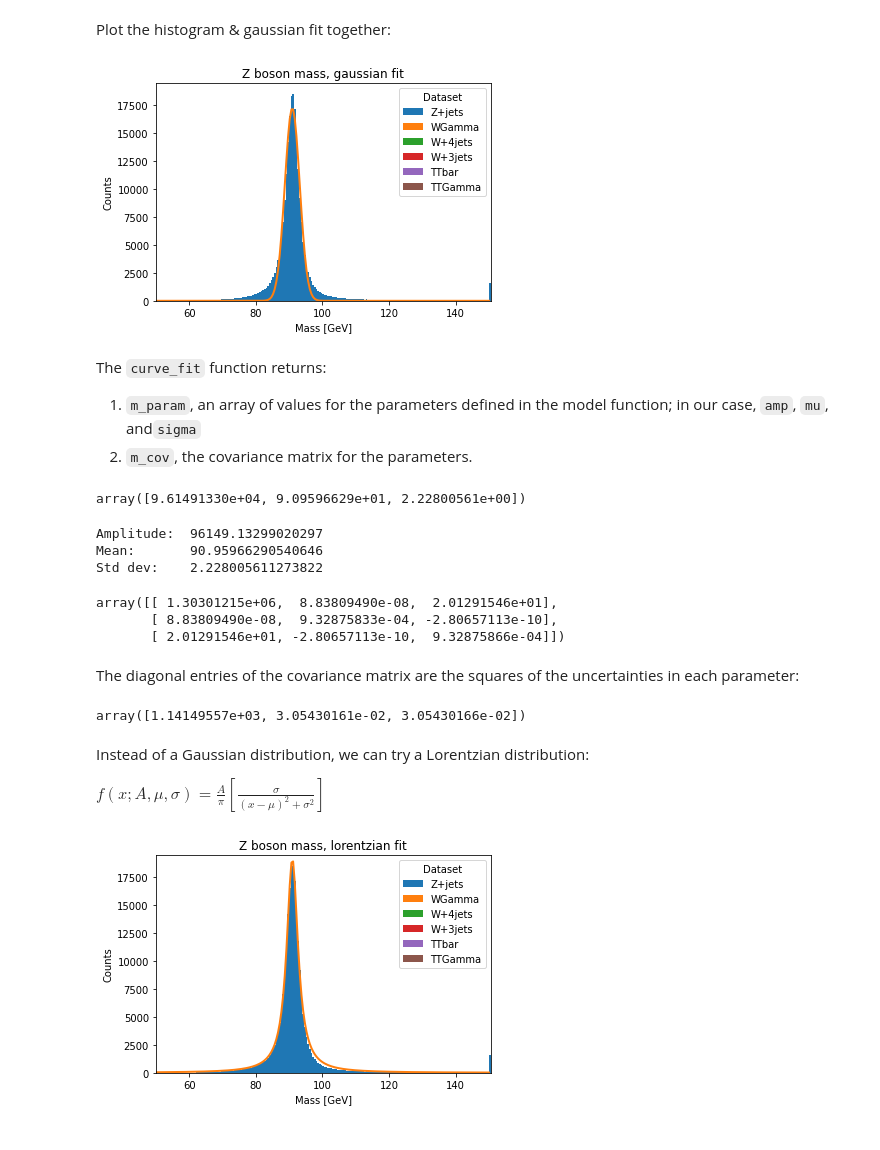
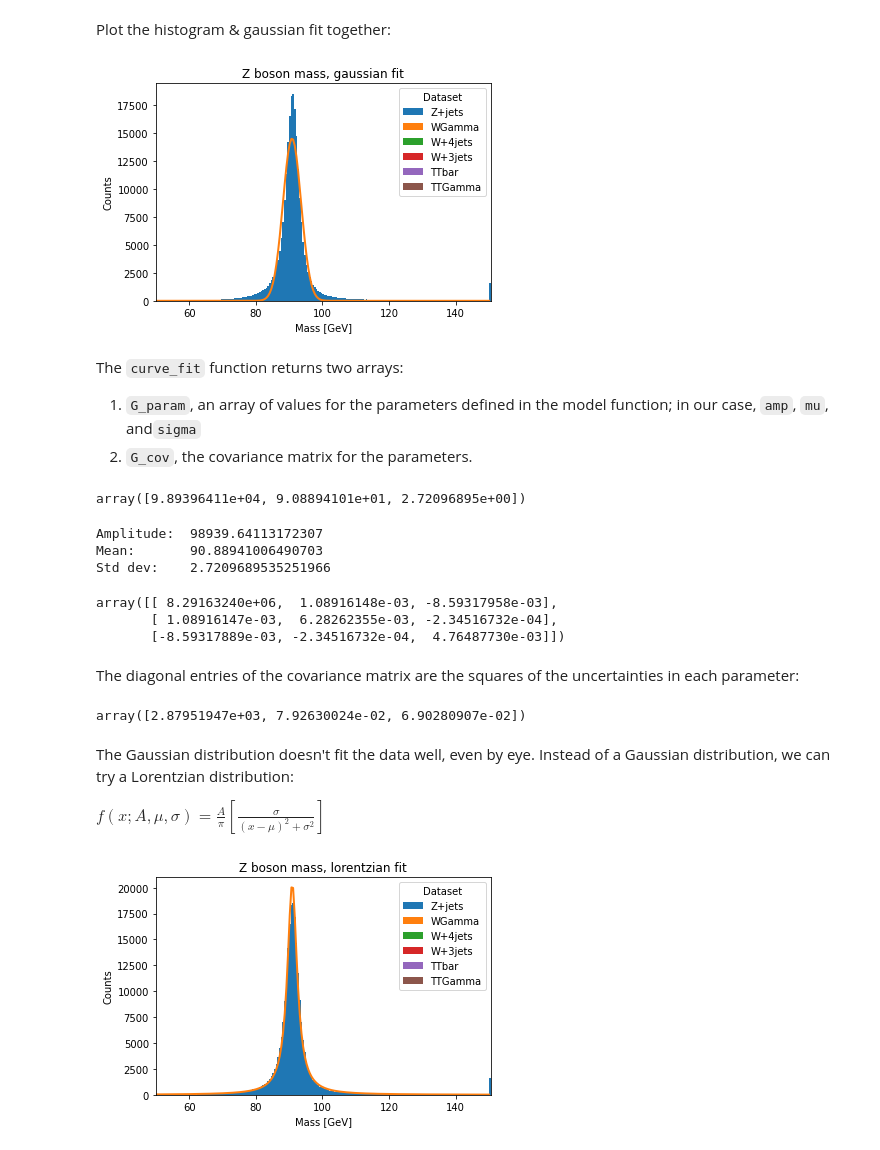
Before and after one commit to nbraukman/FittingDistributions, a Jupyter notebook: FittingDistributions.ipynb, the cells around one changed output. Cells and saved outputs as stored; diff of their text form; code cells hidden in the pictures.

```diff
--- a/FittingDistributions.ipynb
+++ b/FittingDistributions.ipynb
@@ -27,7 +27,6 @@ class Zselector(processor.ProcessorABC):
         phi_axis = hist.Bin("phi","$\phi$", 50, 0, 3.5)
         mass_axis = hist.Bin("mass","Mass [GeV]", 200, 50, 150)
         r_axis = hist.Bin("r",r"$\Delta R$", 50, 0, 4)
-        count_axis = hist.Bin("count","Count", 5, 0, 5)
 
 
         #Define the accumulator object, a dictionary storing all of the histograms and counters
@@ -40,8 +39,6 @@ class Zselector(processor.ProcessorABC):
             'muon_eta_difference': hist.Hist("Counts", dataset_axis, eta_axis),
             'muon_phi_difference': hist.Hist("Counts", dataset_axis, phi_axis),
             'muon_R_difference': hist.Hist("Counts", dataset_axis, r_axis),
-
-            'muon_number': hist.Hist("Counts", dataset_axis, count_axis)
 
         }
         )
@@ -91,7 +88,7 @@ class Zselector(processor.ProcessorABC):
                                        pt=ak.flatten(twoMuons[eventSelection][:,:1].pt))
 
 
-        # add the muons before getting the mass
+        # call .mass on the *sum* of the muons
         output['muon_total_mass'].fill(dataset=dataset,
                                       mass=ak.flatten(twoMuons[eventSelection][:,:1] + twoMuons[eventSelection][:,1:]).mass )
 
@@ -102,9 +99,6 @@ class Zselector(processor.ProcessorABC):
         output['muon_R_difference'].fill(dataset=dataset,
                                       r=ak.flatten(twoMuons[eventSelection][:,:1].delta_r(twoMuons[eventSelection][:,1:])) )
 
-        output['muon_number'].fill(dataset=dataset,
-                                  count=(ak.num(tightMuons)))
-
         # ----------------------------------------------------------------------------
 
 
@@ -267,49 +261,53 @@ def gaussian(x, amp, mu, sigma): # variable x; parameters amplitude, mean, sigma
     return (amp/(sigma*np.sqrt(2*np.pi)))*np.exp((-1/2)*(((x - mu)/sigma)**2))
 # %%
-# Array for x values == 'mass_axis' binning defined inside the processor.
-m_x = np.linspace(50,150,200)
-# Array for y values == counts for each bin of the histogram.
-m = outputMC_Z['muon_total_mass'].sum('dataset').values()[()]
+# Array for x (mass) values. Matches the binning defined in the processor.
+x = np.linspace(50,150,200)
+
+# m_dat = heights of each bin in the histogram (y values)
+# m_errSquared = squares of errors in the data points.
+#       Setting `sumw2=True` gives us this second array along with the data array.
+data, errSquared = outputMC_Z['muon_total_mass'].sum('dataset').values(sumw2=True)[()]
 
 
 ###
-# Call curve_fit using the model function, x vals, y vals, p0 = inital guesses for parameters
-# Returns: paramater array, covariance matrix of parameters
-m_param, m_cov = curve_fit(gaussian, m_x, m, p0=(1,91,1))
+# Call `curve_fit` using the model function, x vals, y vals.
+# optional params: p0 = inital guesses for parameters, sigma = errors in the data values.
+# Returns: paramater array, covariance matrix of parameters.
+G_param, G_cov = curve_fit(gaussian, x, data, p0=(1,90,1), sigma=np.sqrt(errSquared))
 # %% [markdown]
 Plot the histogram & gaussian fit together:
 # %%
 hist.plot1d(outputMC_Z['muon_total_mass'],overlay='dataset',stack=True,overflow='over')
-plt.plot(m_x, gaussian(m_x, *m_param),color="tab:orange",linewidth=2)
+plt.plot(x, gaussian(x, *G_param),color="tab:orange",linewidth=2)
 plt.title('Z boson mass, gaussian fit')
 plt.show()
 # %% [output]
-[figure, old version]
+[figure, new version]
 # %% [markdown]
-The `curve_fit` function returns:
-1. `m_param`, an array of values for the parameters defined in the model function; in our case, `amp`, `mu`, and`sigma`
-2. `m_cov`, the covariance matrix for the parameters.
+The `curve_fit` function returns two arrays:
+1. `G_param`, an array of values for the parameters defined in the model function; in our case, `amp`, `mu`, and`sigma`
+2. `G_cov`, the covariance matrix for the parameters.
 # %%
-m_param # array of parameter values: amp, mu, sigma
+G_param # array of parameter values: amp, mu, sigma
 # %% [output]
-array([9.61491330e+04, 9.09596629e+01, 2.22800561e+00])
+array([9.89396411e+04, 9.08894101e+01, 2.72096895e+00])
 # %%
-print('Amplitude: ', m_param[0])
-print('Mean:      ', m_param[1]) # Z boson mass ~ 90 GeV
-print('Std dev:   ', m_param[2])
+print('Amplitude: ', G_param[0])
+print('Mean:      ', G_param[1]) # Z boson mass
+print('Std dev:   ', G_param[2])
 # %% [output]
-Amplitude:  96149.13299020297
-Mean:       90.95966290540646
-Std dev:    2.228005611273822
+Amplitude:  98939.64113172307
+Mean:       90.88941006490703
+Std dev:    2.7209689535251966
 # %%
-m_cov # covariance matrix
+G_cov # covariance matrix
 # %% [output]
-array([[ 1.30301215e+06,  8.83809490e-08,  2.01291546e+01],
-       [ 8.83809490e-08,  9.32875833e-04, -2.80657113e-10],
-       [ 2.01291546e+01, -2.80657113e-10,  9.32875866e-04]])
+array([[ 8.29163240e+06,  1.08916148e-03, -8.59317958e-03],
+       [ 1.08916147e-03,  6.28262355e-03, -2.34516732e-04],
+       [-8.59317889e-03, -2.34516732e-04,  4.76487730e-03]])
 # %% [markdown]
 The diagonal entries of the covariance matrix are the squares of the uncertainties in each parameter:
 # %%
-np.sqrt(np.diag(m_cov)) # uncertainty in amp, mu, sigma
+np.sqrt(np.diag(G_cov)) # uncertainties in amp, mu, sigma
 # %% [output]
-array([1.14149557e+03, 3.05430161e-02, 3.05430166e-02])
+array([2.87951947e+03, 7.92630024e-02, 6.90280907e-02])
@@ -321,5 +314,5 @@ array([1.14149557e+03, 3.05430161e-02, 3.05430166e-02])
 # %% [markdown]
-Instead of a Gaussian distribution, we can try a Lorentzian distribution:
+The Gaussian distribution doesn't fit the data well, even by eye. Instead of a Gaussian distribution, we can try a Lorentzian distribution:
 
 $f(x; A, \mu, \sigma) = \frac{A}{\pi} \left[ \frac{\sigma}{(x-\mu)^2 + \sigma^2} \right]$
 # %%
@@ -329,12 +322,13 @@ def lorentzian (x, amp, mu, sig):
 # %%
-# Call curve_fit using the lorentzian function
-mL_param, mL_cov = curve_fit(lorentzian, m_x, m, p0=(1,91,1))
+# Call `curve_fit` using the lorentzian function
+L_param, L_cov = curve_fit(lorentzian, x, data, p0=(1,90,1), sigma=np.sqrt(errSquared))
 # %%
 # Plot the fit with the histogram
 hist.plot1d(outputMC_Z['muon_total_mass'],overlay='dataset',stack=True,overflow='over')
-plt.plot(m_x, lorentzian(m_x, *mL_param),color="tab:orange",linewidth=2)
+plt.plot(x, lorentzian(x, *L_param),color="tab:orange",linewidth=2)
 plt.title('Z boson mass, lorentzian fit')
+plt.ylim(0,21000)
 plt.show()
 # %% [output]
-[figure, old version]
+[figure, new version]
 # %%
```
Also changed, not shown: parts of 12 cells of this notebook, 2 other files.
